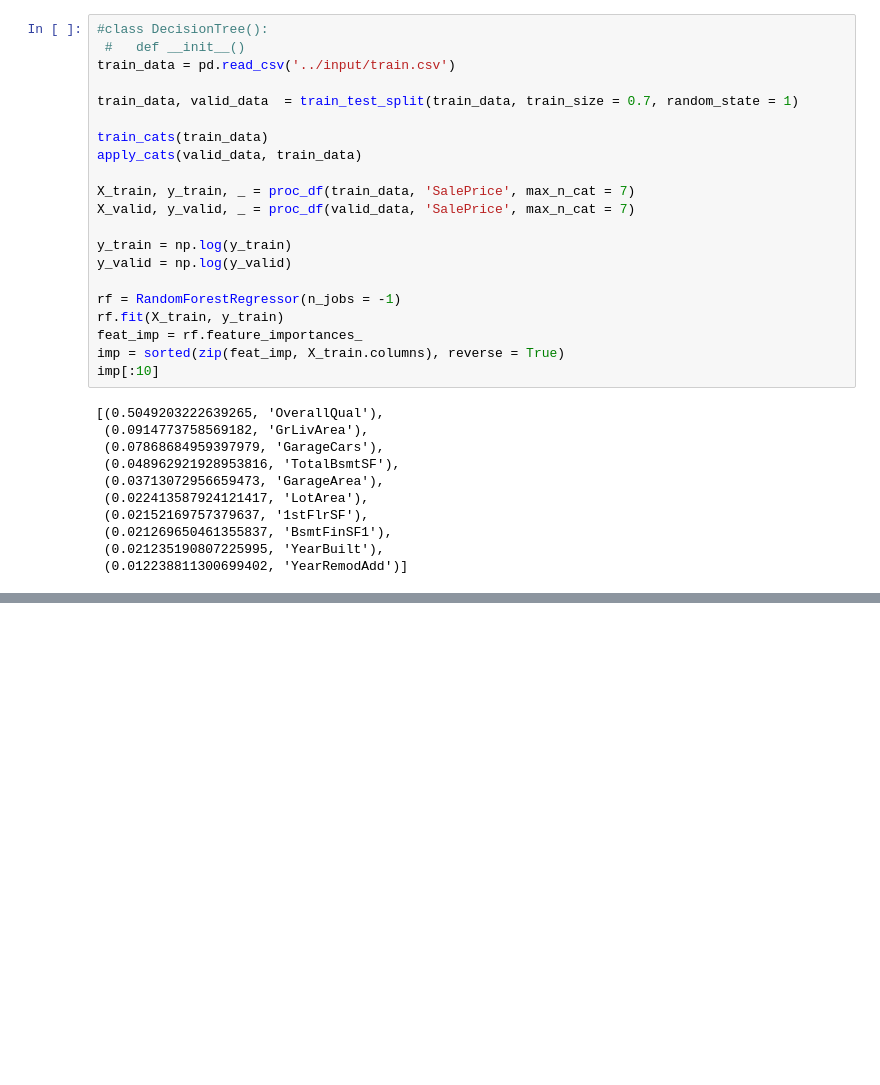
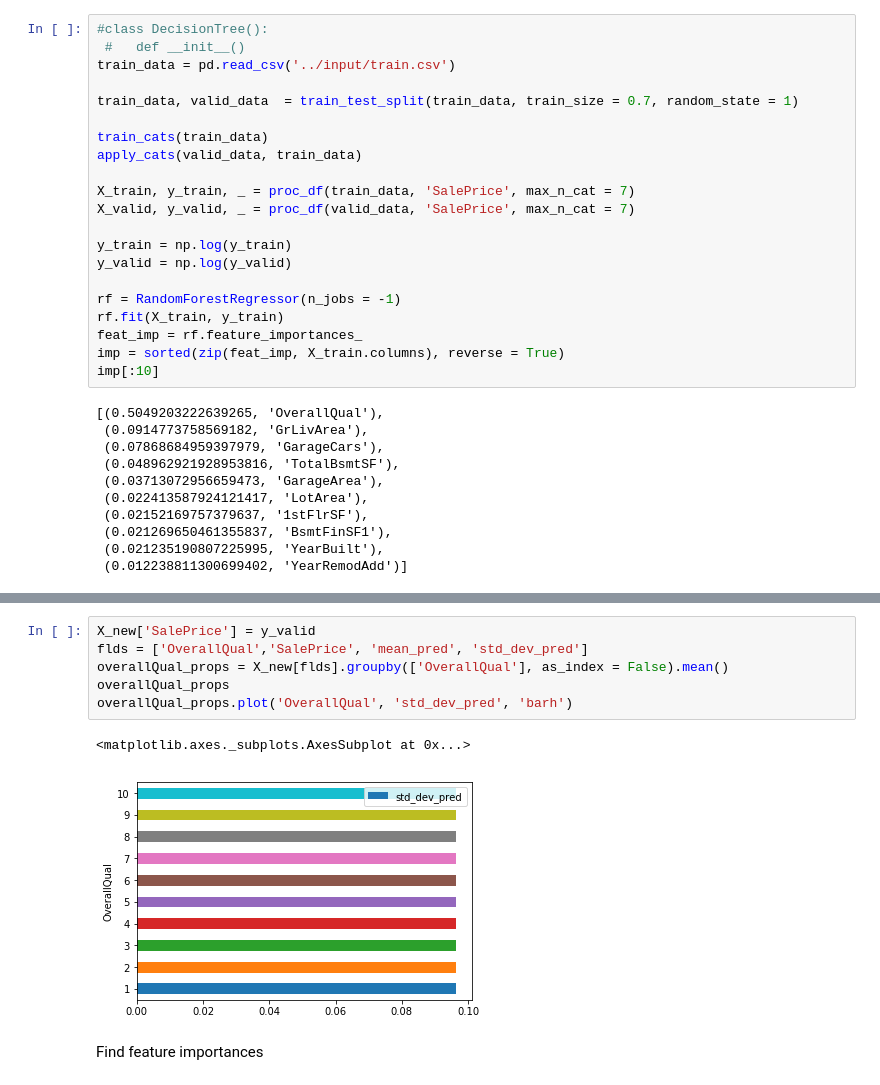
Before and after one commit to SonaliDasgupta/MLandAIAlgorithmsFromScratch, a Jupyter notebook: kernel.ipynb, the cells around one changed output, grey strips where cells are left out. Cells and saved outputs as stored; diff of their text form; blank space fills up the shorter version.

Commit message:
Added feature importance computation

```diff
--- a/kernel.ipynb
+++ b/kernel.ipynb
@@ -189,0 +220,11 @@ score: inf avg: 12.033336223441072 split val: None split feature : None
+# %%
+X_new['SalePrice'] = y_valid
+flds = ['OverallQual','SalePrice', 'mean_pred', 'std_dev_pred']
+overallQual_props = X_new[flds].groupby(['OverallQual'], as_index = False).mean()
+overallQual_props
+overallQual_props.plot('OverallQual', 'std_dev_pred', 'barh')
+# %% [output]
+<matplotlib.axes._subplots.AxesSubplot at 0x...>
+[figure, added]
+# %% [markdown]
+Find feature importances
```
Also changed, not shown: parts of 6 cells of this notebook.
